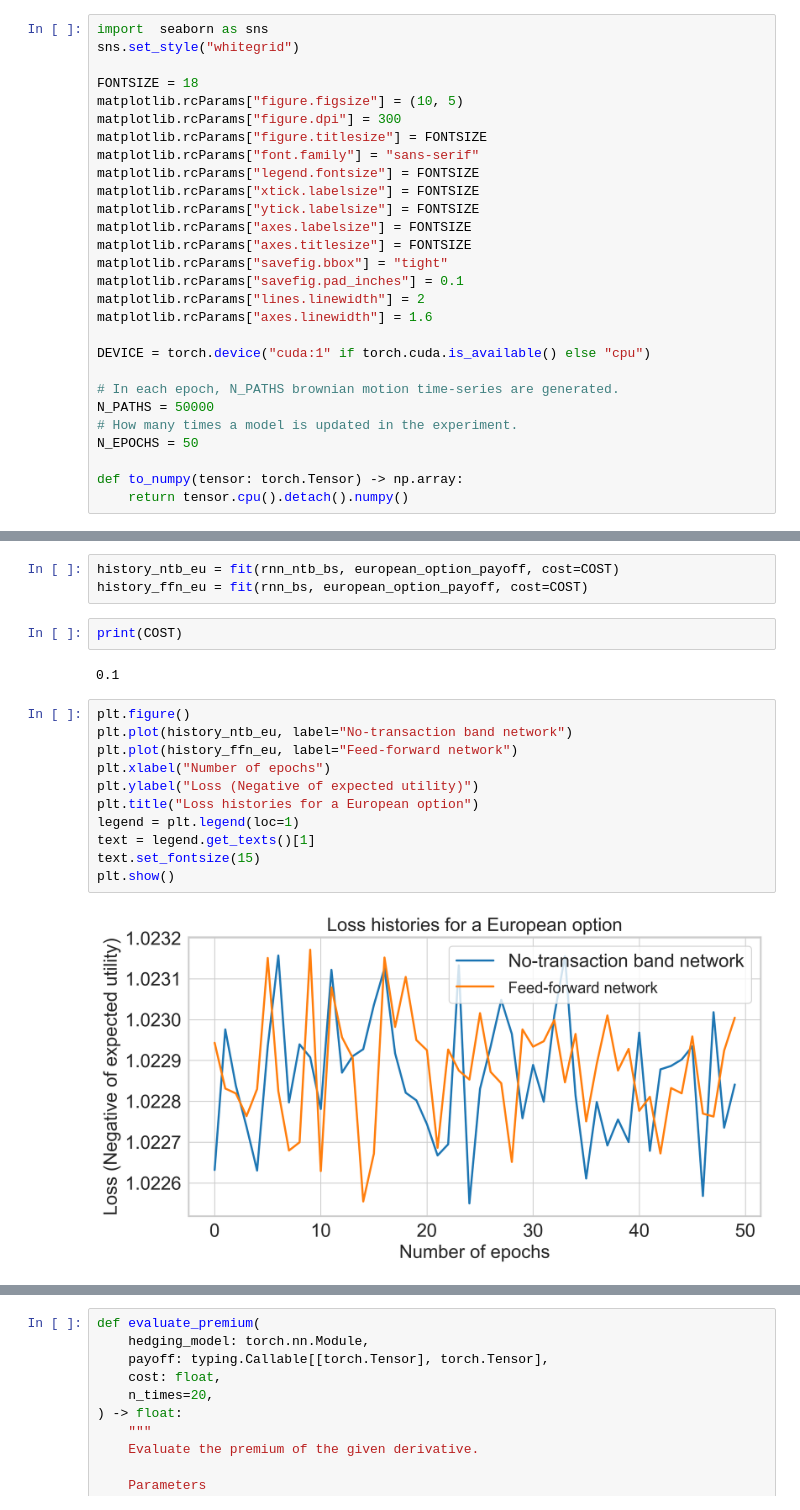
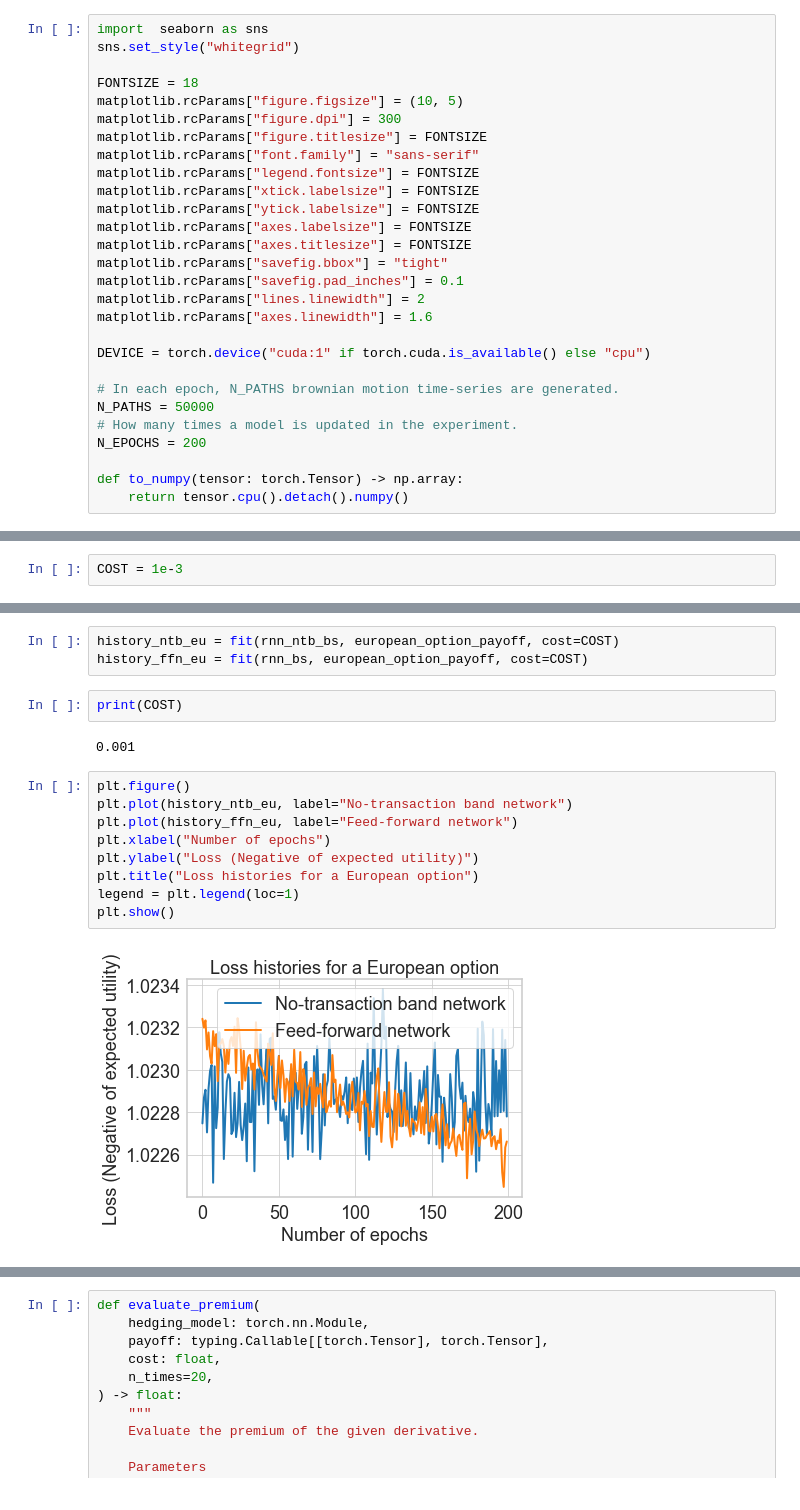
Before and after one commit to YUNYANSONG/master_thesis, a Jupyter notebook: rNN_no_transaction_band.ipynb, the cells around one changed output, grey strips where cells are left out. Drawn from its saved outputs; the diff is of its cells as text.

```diff
--- a/rNN_no_transaction_band.ipynb
+++ b/rNN_no_transaction_band.ipynb
@@ -124,7 +124,7 @@ DEVICE = torch.device("cuda:1" if torch.cuda.is_available() else "cpu")
 # In each epoch, N_PATHS brownian motion time-series are generated.
 N_PATHS = 50000
 # How many times a model is updated in the experiment.
-N_EPOCHS = 50
+N_EPOCHS = 200
 
 def to_numpy(tensor: torch.Tensor) -> np.array:
     return tensor.cpu().detach().numpy()
@@ -204 +199,3 @@ pnl_ntb_bs = compute_profit_and_loss(hedging_model=rnn_ntb_bs,payoff=european_op
+# %%
+COST = 1e-3
 # %%
@@ -257,20 +265,18 @@ history_ffn_eu = fit(rnn_bs, european_option_payoff, cost=COST)
 # %%
 print(COST)
 # %% [output]
-0.1
+0.001
 # %%
 plt.figure()
 plt.plot(history_ntb_eu, label="No-transaction band network")
 plt.plot(history_ffn_eu, label="Feed-forward network")
 plt.xlabel("Number of epochs")
 plt.ylabel("Loss (Negative of expected utility)")
 plt.title("Loss histories for a European option")
 legend = plt.legend(loc=1)
-text = legend.get_texts()[1]
-text.set_fontsize(15)
 plt.show()
 # %% [output]
-[figure, old version]
+[figure, new version]
 # %%
 
 pnl_ntb = compute_profit_and_loss(rnn_ntb_bs, european_option_payoff, cost=COST)
```
Also changed, not shown: parts of 12 cells of this notebook, 3 other files.
